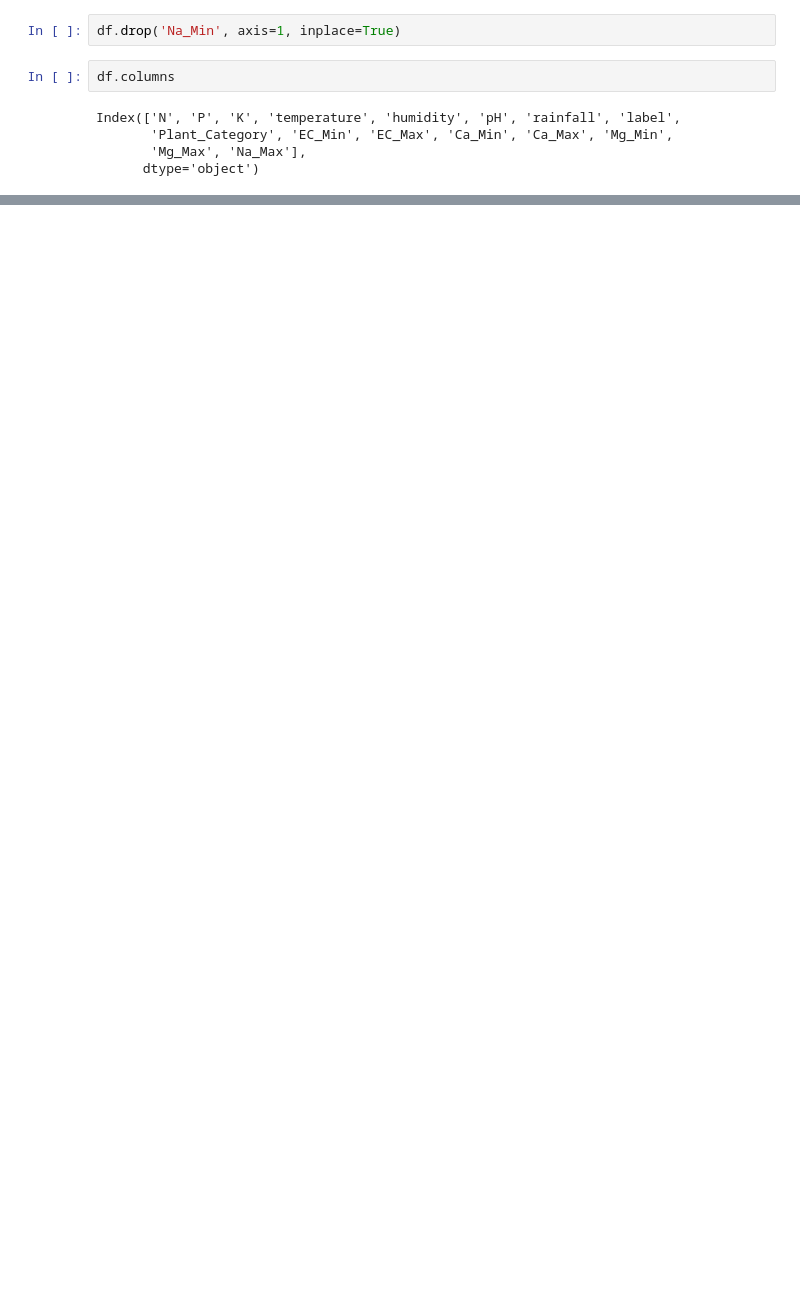
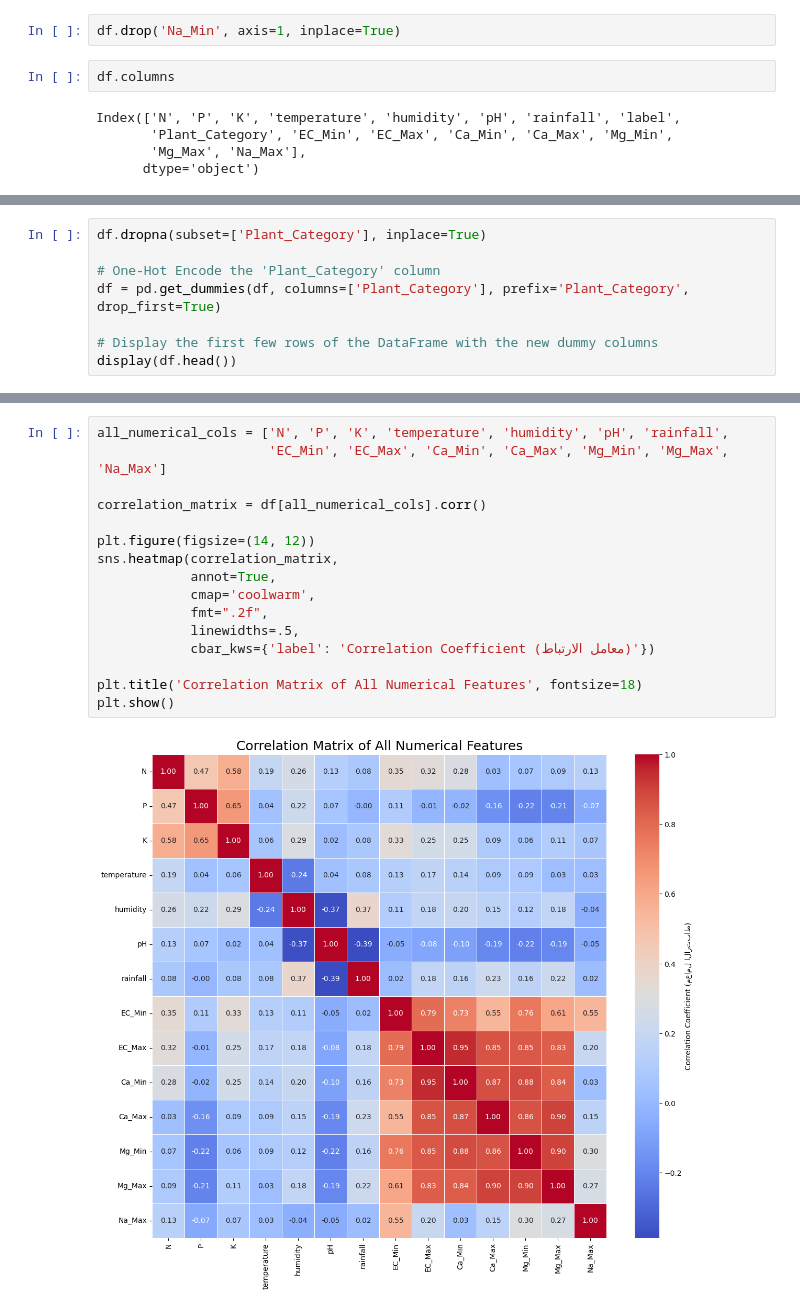
Before and after one commit to MostafaDEShmed/Graduation_Project, a Jupyter notebook: Graduation_Project.ipynb, the cells around one changed output, grey strips where cells are left out. Saved outputs shown, nothing was run; the diff lists cells and outputs as text; blank space fills up the shorter version.

```diff
--- a/Graduation_Project.ipynb
+++ b/Graduation_Project.ipynb
@@ -260,0 +274,8 @@ Na_Max       13100.0   0.0  1.0 -1.64 -0.40 -0.40  0.85  2.09
+# %%
+df.dropna(subset=['Plant_Category'], inplace=True)
+
+# One-Hot Encode the 'Plant_Category' column
+df = pd.get_dummies(df, columns=['Plant_Category'], prefix='Plant_Category', drop_first=True)
+
+# Display the first few rows of the DataFrame with the new dummy columns
+display(df.head())
@@ -260,0 +364,18 @@ Na_Max       13100.0   0.0  1.0 -1.64 -0.40 -0.40  0.85  2.09
+# %%
+all_numerical_cols = ['N', 'P', 'K', 'temperature', 'humidity', 'pH', 'rainfall',
+                      'EC_Min', 'EC_Max', 'Ca_Min', 'Ca_Max', 'Mg_Min', 'Mg_Max', 'Na_Max']
+
+correlation_matrix = df[all_numerical_cols].corr()
+
+plt.figure(figsize=(14, 12))
+sns.heatmap(correlation_matrix,
+            annot=True,
+            cmap='coolwarm',
+            fmt=".2f",
+            linewidths=.5,
+            cbar_kws={'label': 'Correlation Coefficient (معامل الارتباط)'})
+
+plt.title('Correlation Matrix of All Numerical Features', fontsize=18)
+plt.show()
+# %% [output]
+[figure, added]
```
Also changed, not shown: parts of 18 cells of this notebook.
